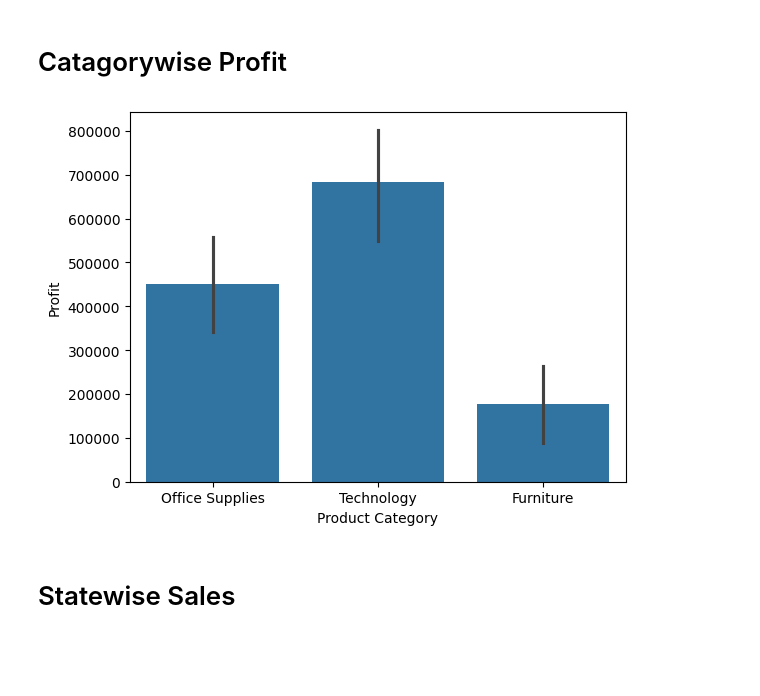
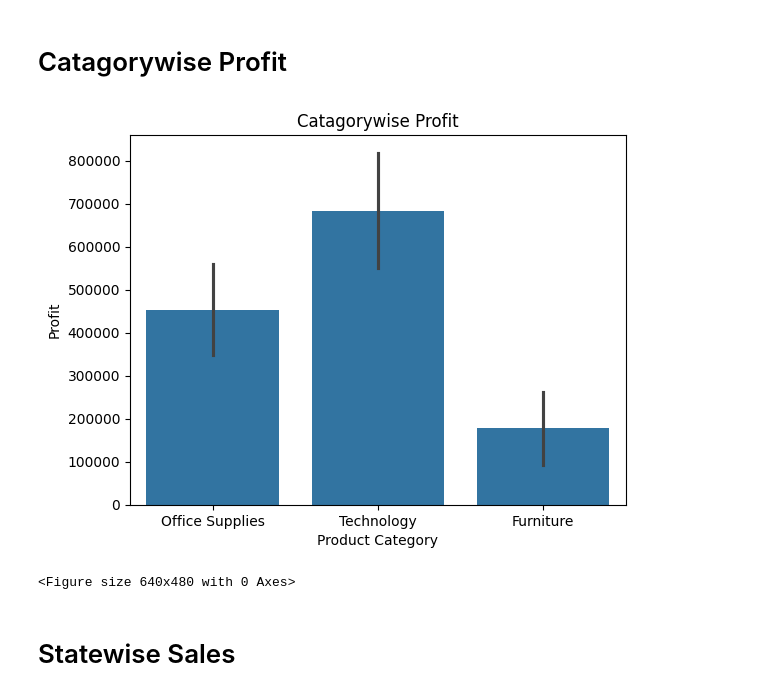
Before and after one commit to ankan-debnath/ECOM-Analysis, a Jupyter notebook: ecom_analy.ipynb, the cells around one changed output. Saved outputs shown, nothing was run; the diff lists cells and outputs as text; code cells hidden in the pictures; blank space fills up the shorter version.

Commit message:
images added

```diff
--- a/ecom_analy.ipynb
+++ b/ecom_analy.ipynb
@@ -150,9 +162,12 @@ Name: count, dtype: int64
 # Catagorywise Profit
 # %%
 sns.barplot(x='Product Category', y='Profit', data=dataset, estimator='sum')
+plt.title('Catagorywise Profit')
 plt.show()
+plt.savefig('Catagorywise Profit')
 # %% [output]
-[figure, old version]
+[figure, new version]
+<Figure size 640x480 with 0 Axes>
 # %% [markdown]
 # Statewise Sales
 # %%
```
Also changed, not shown: parts of 8 cells of this notebook, 11 other files.
